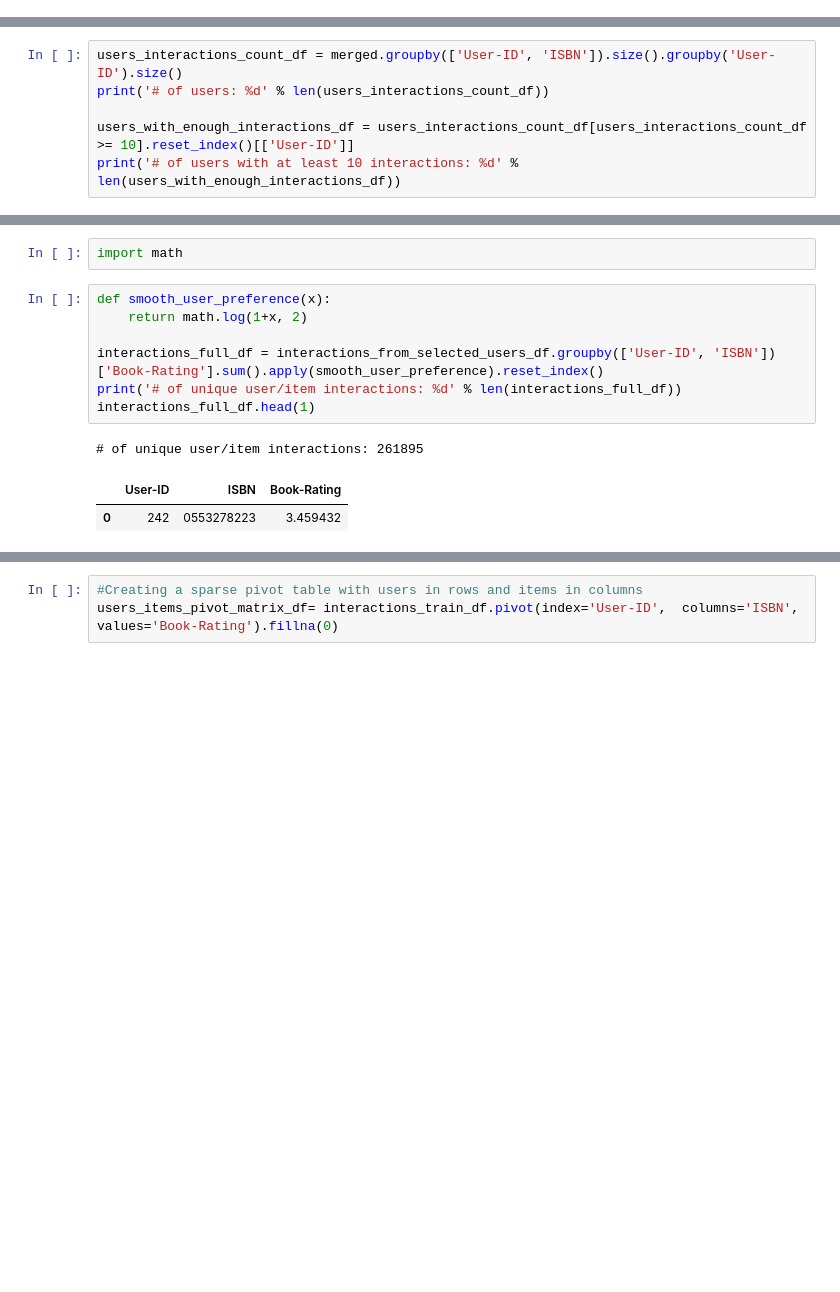
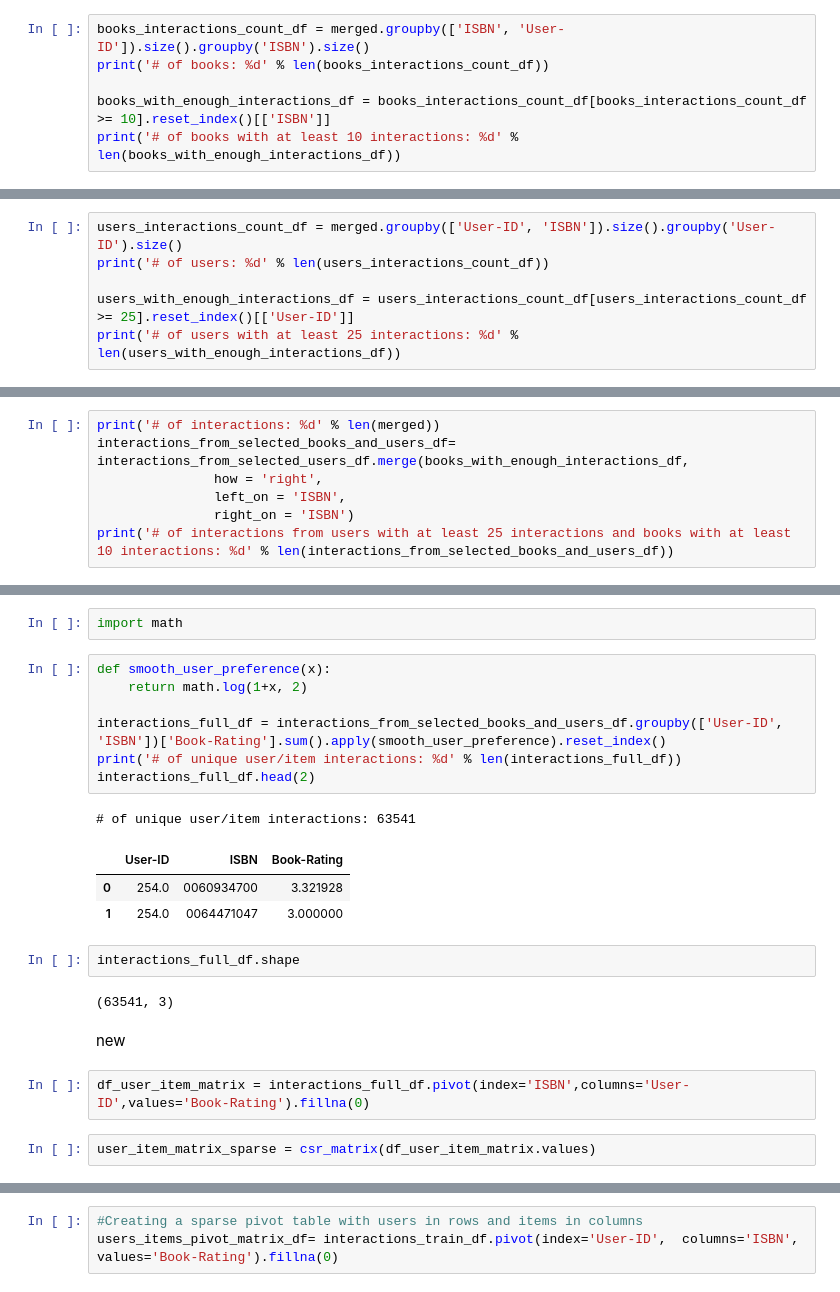
Before and after one commit to saurabhshinkar/BRS, a Jupyter notebook: Book_Recommendation_System_Saurabh_Shinkar.ipynb, the cells around one changed output, grey strips where cells are left out. Cells and saved outputs as stored; diff of their text form; blank space fills up the shorter version.

```diff
--- a/Book_Recommendation_System_Saurabh_Shinkar.ipynb
+++ b/Book_Recommendation_System_Saurabh_Shinkar.ipynb
@@ -659,0 +692,6 @@ merged.shape
+# %%
+books_interactions_count_df = merged.groupby(['ISBN', 'User-ID']).size().groupby('ISBN').size()
+print('# of books: %d' % len(books_interactions_count_df))
+
+books_with_enough_interactions_df = books_interactions_count_df[books_interactions_count_df >= 10].reset_index()[['ISBN']]
+print('# of books with at least 10 interactions: %d' % len(books_with_enough_interactions_df))
@@ -661,7 +702,7 @@ merged.shape
 users_interactions_count_df = merged.groupby(['User-ID', 'ISBN']).size().groupby('User-ID').size()
 print('# of users: %d' % len(users_interactions_count_df))
 
-users_with_enough_interactions_df = users_interactions_count_df[users_interactions_count_df >= 10].reset_index()[['User-ID']]
-print('# of users with at least 10 interactions: %d' % len(users_with_enough_interactions_df))
+users_with_enough_interactions_df = users_interactions_count_df[users_interactions_count_df >= 25].reset_index()[['User-ID']]
+print('# of users with at least 25 interactions: %d' % len(users_with_enough_interactions_df))
 # %% [output]
 # of users: 68091
@@ -692,0 +720,7 @@ interactions_from_selected_users_df.head(10)
+# %%
+print('# of interactions: %d' % len(merged))
+interactions_from_selected_books_and_users_df= interactions_from_selected_users_df.merge(books_with_enough_interactions_df,
+               how = 'right',
+               left_on = 'ISBN',
+               right_on = 'ISBN')
+print('# of interactions from users with at least 25 interactions and books with at least 10 interactions: %d' % len(interactions_from_selected_books_and_users_df))
@@ -695,11 +739,22 @@ import math
 # %%
 def smooth_user_preference(x):
     return math.log(1+x, 2)
 
-interactions_full_df = interactions_from_selected_users_df.groupby(['User-ID', 'ISBN'])['Book-Rating'].sum().apply(smooth_user_preference).reset_index()
+interactions_full_df = interactions_from_selected_books_and_users_df.groupby(['User-ID', 'ISBN'])['Book-Rating'].sum().apply(smooth_user_preference).reset_index()
 print('# of unique user/item interactions: %d' % len(interactions_full_df))
-interactions_full_df.head(1)
+interactions_full_df.head(2)
 # %% [output]
-# of unique user/item interactions: 261895
+# of unique user/item interactions: 63541
 |  | User-ID | ISBN | Book-Rating |
-| 0 | 242 | 0553278223 | 3.459432 |
+| 0 | 254.0 | 0060934700 | 3.321928 |
+| 1 | 254.0 | 0064471047 | 3.000000 |
+# %%
+interactions_full_df.shape
+# %% [output]
+(63541, 3)
+# %% [markdown]
+new
+# %%
+df_user_item_matrix = interactions_full_df.pivot(index='ISBN',columns='User-ID',values='Book-Rating').fillna(0)
+# %%
+user_item_matrix_sparse = csr_matrix(df_user_item_matrix.values)
```
Also changed, not shown: parts of 43 cells of this notebook.
